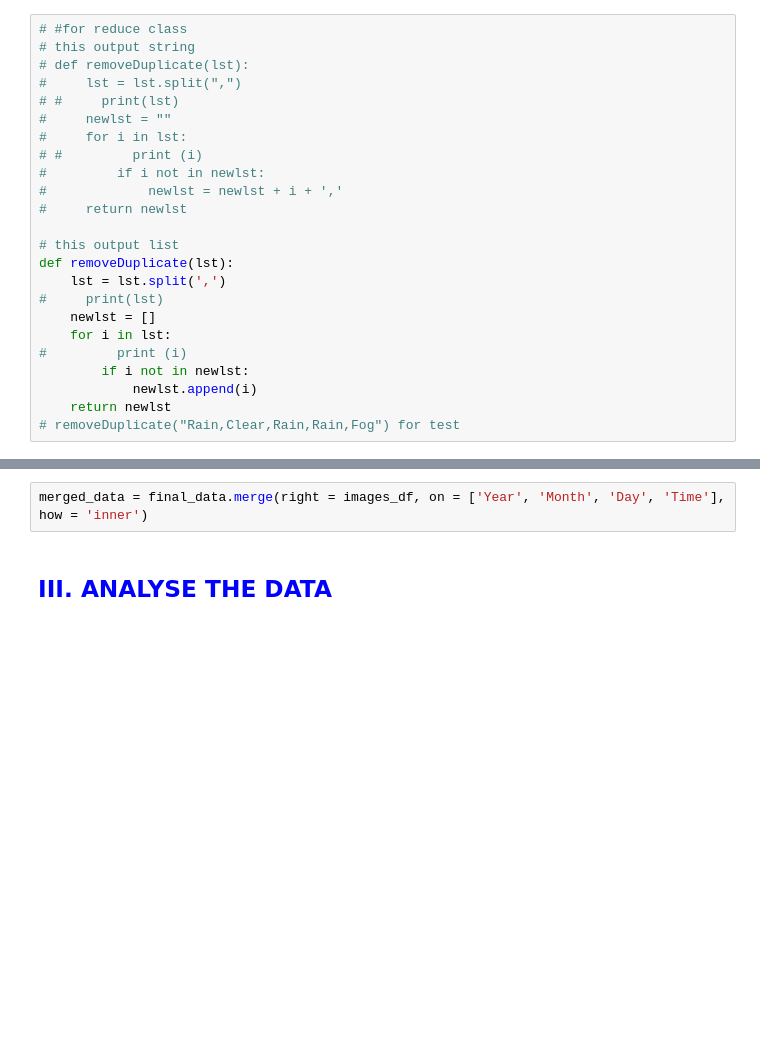
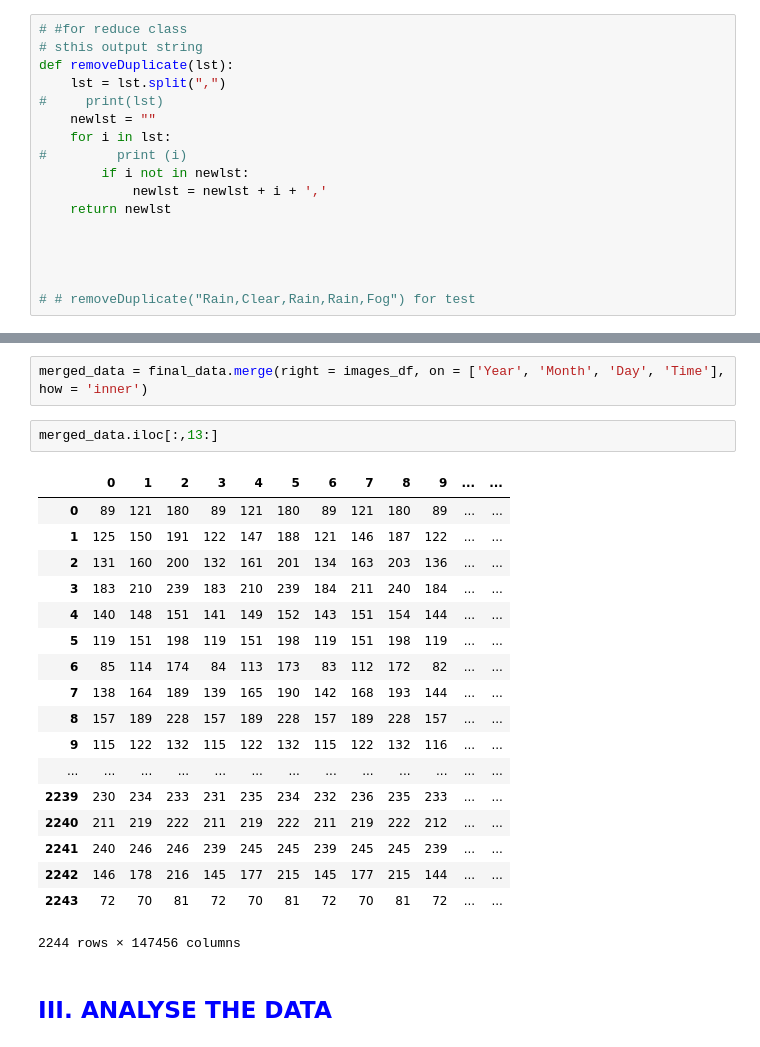
Before and after one commit to 00bear00/cmpt318, a Jupyter notebook: weather_prediction.ipynb, the cells around one changed output, grey strips where cells are left out. Cells and saved outputs as stored; diff of their text form; blank space fills up the shorter version.

```diff
--- a/weather_prediction.ipynb
+++ b/weather_prediction.ipynb
@@ -116,28 +116,21 @@ final_data = main_training_data_withoutHW.dropna().copy()
 # weather_category
 # %%
 # #for reduce class
-# this output string
-# def removeDuplicate(lst):
-#     lst = lst.split(",")
-# #     print(lst)
-#     newlst = ""
-#     for i in lst:
-# #         print (i)
-#         if i not in newlst:
-#             newlst = newlst + i + ','
-#     return newlst
-
-# this output list
+# sthis output string
 def removeDuplicate(lst):
-    lst = lst.split(',')
+    lst = lst.split(",")
 #     print(lst)
-    newlst = []
+    newlst = ""
     for i in lst:
 #         print (i)
         if i not in newlst:
-            newlst.append(i)
+            newlst = newlst + i + ','
     return newlst
-# removeDuplicate("Rain,Clear,Rain,Rain,Fog") for test
+
+
+
+
+# # removeDuplicate("Rain,Clear,Rain,Rain,Fog") for test
 # %%
 # re_clear = re.compile(r'Clear')
 # re_cloudy = re.compile(r'Cloudy')
@@ -245,6 +241,27 @@ final_data['Weather'] =final_data['Weather'].apply(clean_weather_description)
 ## iii. Join Cleaned Webcam Image and Cleaned Weather obserbations Data Together
 # %%
 merged_data = final_data.merge(right = images_df, on = ['Year', 'Month', 'Day', 'Time'], how = 'inner')
+# %%
+merged_data.iloc[:,13:]
+# %% [output]
+|  | 0 | 1 | 2 | 3 | 4 | 5 | 6 | 7 | 8 | 9 | ... | ... |
+| 0 | 89 | 121 | 180 | 89 | 121 | 180 | 89 | 121 | 180 | 89 | ... | ... |
+| 1 | 125 | 150 | 191 | 122 | 147 | 188 | 121 | 146 | 187 | 122 | ... | ... |
+| 2 | 131 | 160 | 200 | 132 | 161 | 201 | 134 | 163 | 203 | 136 | ... | ... |
+| 3 | 183 | 210 | 239 | 183 | 210 | 239 | 184 | 211 | 240 | 184 | ... | ... |
+| 4 | 140 | 148 | 151 | 141 | 149 | 152 | 143 | 151 | 154 | 144 | ... | ... |
+| 5 | 119 | 151 | 198 | 119 | 151 | 198 | 119 | 151 | 198 | 119 | ... | ... |
+| 6 | 85 | 114 | 174 | 84 | 113 | 173 | 83 | 112 | 172 | 82 | ... | ... |
+| 7 | 138 | 164 | 189 | 139 | 165 | 190 | 142 | 168 | 193 | 144 | ... | ... |
+| 8 | 157 | 189 | 228 | 157 | 189 | 228 | 157 | 189 | 228 | 157 | ... | ... |
+| 9 | 115 | 122 | 132 | 115 | 122 | 132 | 115 | 122 | 132 | 116 | ... | ... |
+| ... | ... | ... | ... | ... | ... | ... | ... | ... | ... | ... | ... | ... |
+| 2239 | 230 | 234 | 233 | 231 | 235 | 234 | 232 | 236 | 235 | 233 | ... | ... |
+| 2240 | 211 | 219 | 222 | 211 | 219 | 222 | 211 | 219 | 222 | 212 | ... | ... |
+| 2241 | 240 | 246 | 246 | 239 | 245 | 245 | 239 | 245 | 245 | 239 | ... | ... |
+| 2242 | 146 | 178 | 216 | 145 | 177 | 215 | 145 | 177 | 215 | 144 | ... | ... |
+| 2243 | 72 | 70 | 81 | 72 | 70 | 81 | 72 | 70 | 81 | 72 | ... | ... |
+2244 rows × 147456 columns
 # %% [markdown]
 ## <font color="blue"> III. ANALYSE THE DATA </font>
 # %% [markdown]
```
Also changed, not shown: parts of 12 cells of this notebook.
